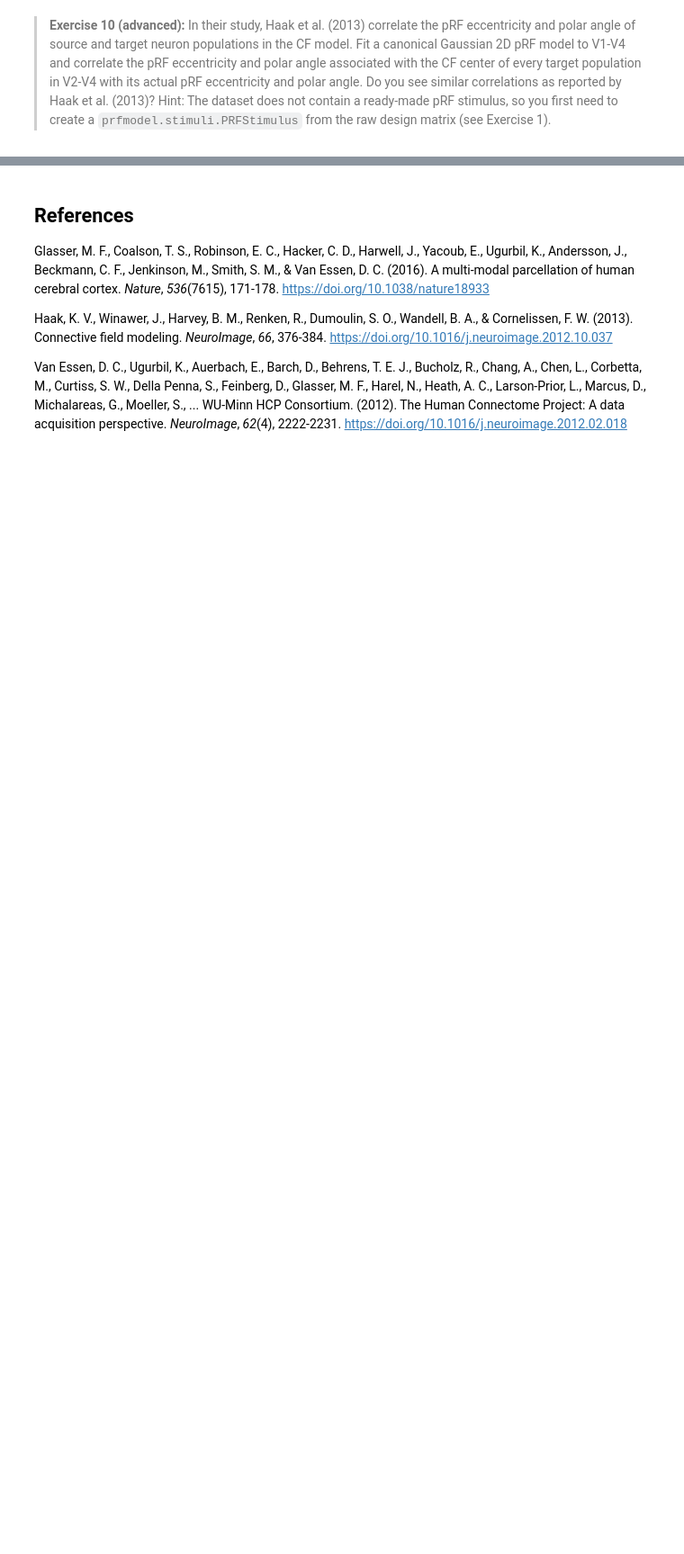
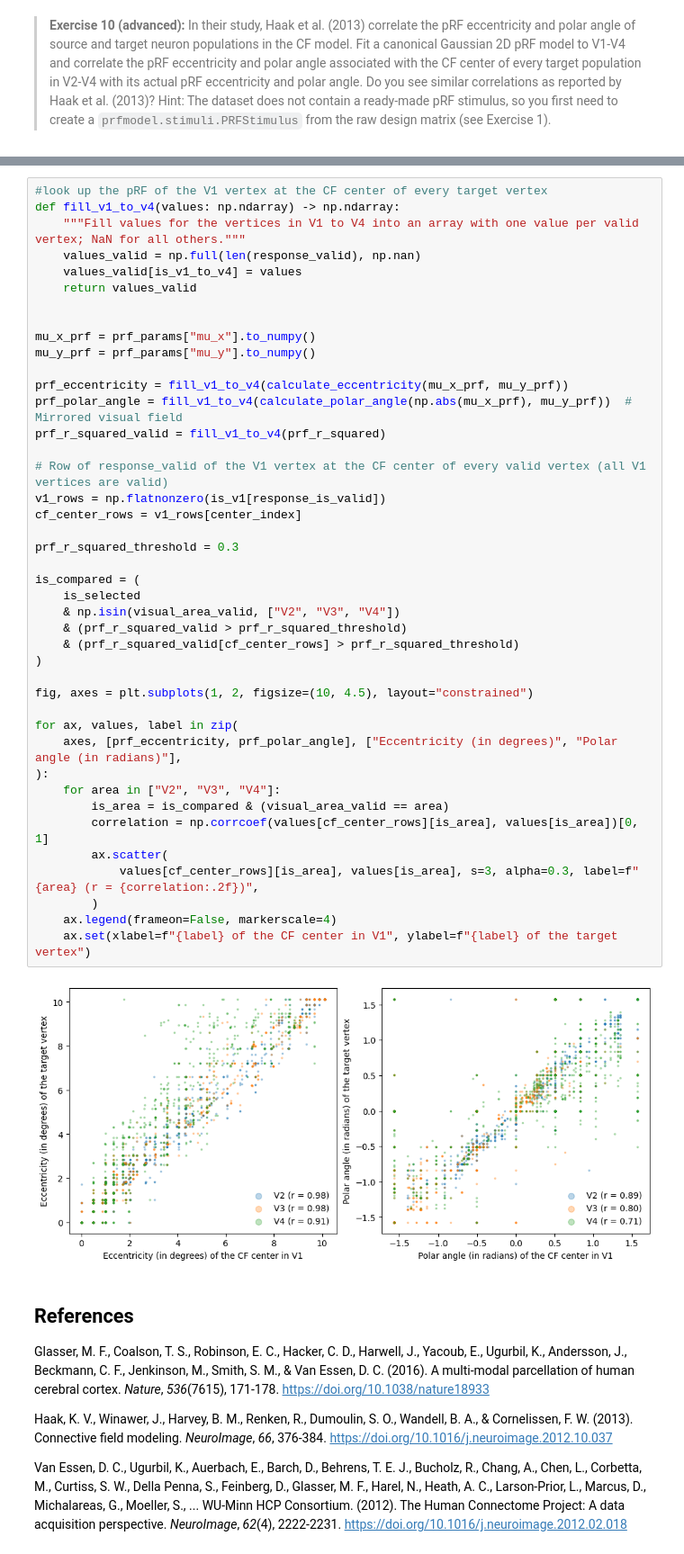
Before and after one commit to martaangelo/prf, a Jupyter notebook: notebooks/workshop/04-cf-visual-fmri.ipynb, the cells around one changed output, grey strips where cells are left out. Shown at 90% size. Saved outputs shown, nothing was run; the diff lists cells and outputs as text; blank space fills up the shorter version.

```diff
--- a/notebooks/workshop/04-cf-visual-fmri.ipynb
+++ b/notebooks/workshop/04-cf-visual-fmri.ipynb
@@ -905,3 +1018,47 @@ Mean R-squared (z-scores): 0.7579604928211954
+# %%
+#look up the pRF of the V1 vertex at the CF center of every target vertex
+def fill_v1_to_v4(values: np.ndarray) -> np.ndarray:
+    """Fill values for the vertices in V1 to V4 into an array with one value per valid vertex; NaN for all others."""
+    values_valid = np.full(len(response_valid), np.nan)
+    values_valid[is_v1_to_v4] = values
+    return values_valid
+
+
+mu_x_prf = prf_params["mu_x"].to_numpy()
+mu_y_prf = prf_params["mu_y"].to_numpy()
+
+prf_eccentricity = fill_v1_to_v4(calculate_eccentricity(mu_x_prf, mu_y_prf))
+prf_polar_angle = fill_v1_to_v4(calculate_polar_angle(np.abs(mu_x_prf), mu_y_prf))  # Mirrored visual field
+prf_r_squared_valid = fill_v1_to_v4(prf_r_squared)
+
+# Row of response_valid of the V1 vertex at the CF center of every valid vertex (all V1 vertices are valid)
+v1_rows = np.flatnonzero(is_v1[response_is_valid])
+cf_center_rows = v1_rows[center_index]
+
+prf_r_squared_threshold = 0.3
+
+is_compared = (
+    is_selected
+    & np.isin(visual_area_valid, ["V2", "V3", "V4"])
+    & (prf_r_squared_valid > prf_r_squared_threshold)
+    & (prf_r_squared_valid[cf_center_rows] > prf_r_squared_threshold)
+)
+
+fig, axes = plt.subplots(1, 2, figsize=(10, 4.5), layout="constrained")
+
+for ax, values, label in zip(
+    axes, [prf_eccentricity, prf_polar_angle], ["Eccentricity (in degrees)", "Polar angle (in radians)"],
+):
+    for area in ["V2", "V3", "V4"]:
+        is_area = is_compared & (visual_area_valid == area)
+        correlation = np.corrcoef(values[cf_center_rows][is_area], values[is_area])[0, 1]
+        ax.scatter(
+            values[cf_center_rows][is_area], values[is_area], s=3, alpha=0.3, label=f"{area} (r = {correlation:.2f})",
+        )
+    ax.legend(frameon=False, markerscale=4)
+    ax.set(xlabel=f"{label} of the CF center in V1", ylabel=f"{label} of the target vertex")
+# %% [output]
+[figure, added]
 # %% [markdown]
 ## References
 
```
Also changed, not shown: parts of 4 cells of this notebook.
